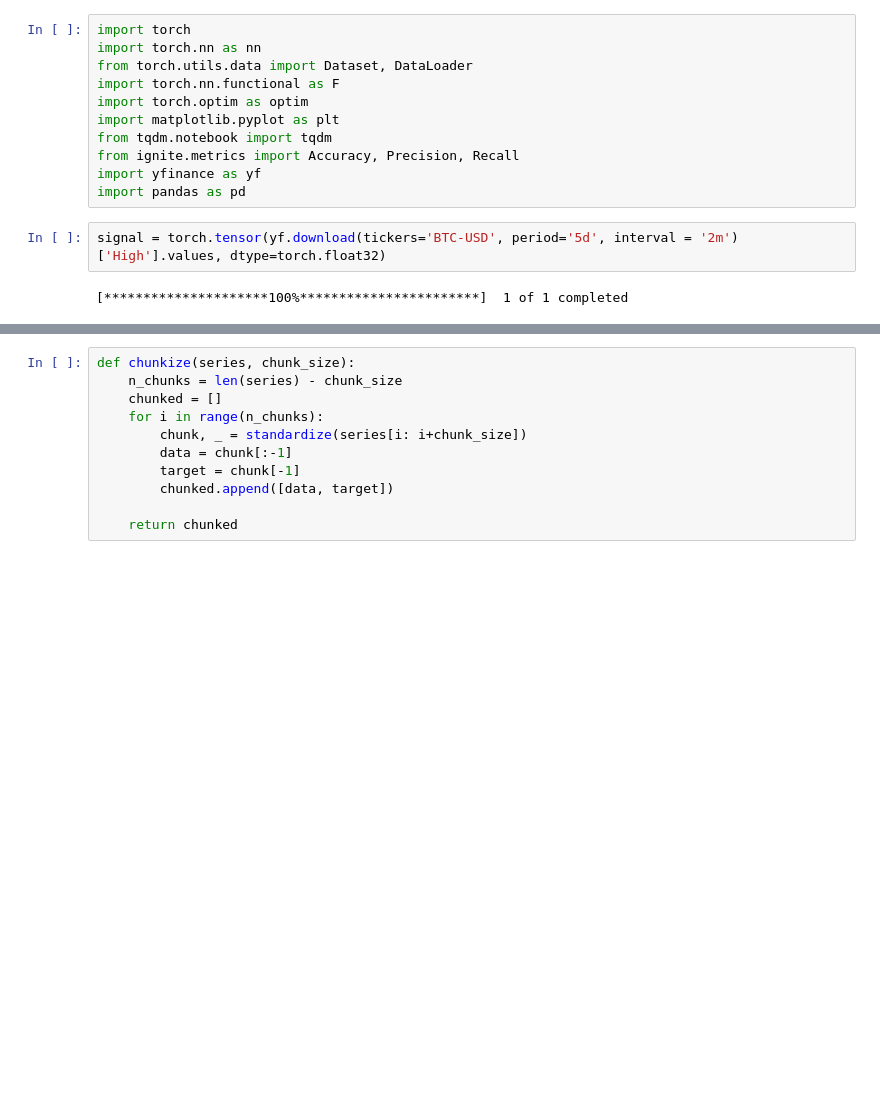
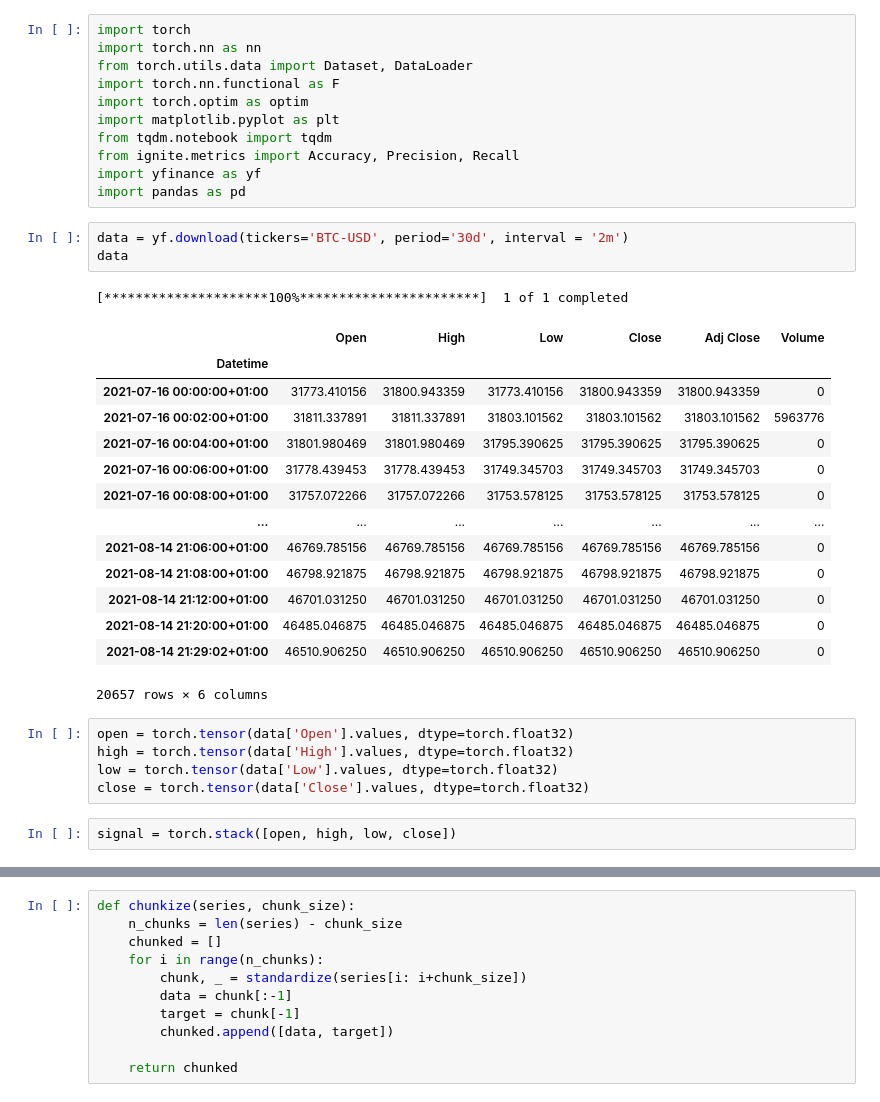
Before and after one commit to krupartea/waveform_predict, a Jupyter notebook: predict_stockprice.ipynb, the cells around one changed output, grey strips where cells are left out. Cells and saved outputs as stored; diff of their text form; blank space fills up the shorter version.

```diff
--- a/predict_stockprice.ipynb
+++ b/predict_stockprice.ipynb
@@ -10,6 +10,28 @@ from ignite.metrics import Accuracy, Precision, Recall
 import yfinance as yf
 import pandas as pd
 # %%
-signal = torch.tensor(yf.download(tickers='BTC-USD', period='5d', interval = '2m')['High'].values, dtype=torch.float32)
+data = yf.download(tickers='BTC-USD', period='30d', interval = '2m')
+data
 # %% [output]
 [*********************100%***********************]  1 of 1 completed
+|  | Open | High | Low | Close | Adj Close | Volume |
+| Datetime |  |  |  |  |  |  |
+| 2021-07-16 00:00:00+01:00 | 31773.410156 | 31800.943359 | 31773.410156 | 31800.943359 | 31800.943359 | 0 |
+| 2021-07-16 00:02:00+01:00 | 31811.337891 | 31811.337891 | 31803.101562 | 31803.101562 | 31803.101562 | 5963776 |
+| 2021-07-16 00:04:00+01:00 | 31801.980469 | 31801.980469 | 31795.390625 | 31795.390625 | 31795.390625 | 0 |
+| 2021-07-16 00:06:00+01:00 | 31778.439453 | 31778.439453 | 31749.345703 | 31749.345703 | 31749.345703 | 0 |
+| 2021-07-16 00:08:00+01:00 | 31757.072266 | 31757.072266 | 31753.578125 | 31753.578125 | 31753.578125 | 0 |
+| ... | ... | ... | ... | ... | ... | ... |
+| 2021-08-14 21:06:00+01:00 | 46769.785156 | 46769.785156 | 46769.785156 | 46769.785156 | 46769.785156 | 0 |
+| 2021-08-14 21:08:00+01:00 | 46798.921875 | 46798.921875 | 46798.921875 | 46798.921875 | 46798.921875 | 0 |
+| 2021-08-14 21:12:00+01:00 | 46701.031250 | 46701.031250 | 46701.031250 | 46701.031250 | 46701.031250 | 0 |
+| 2021-08-14 21:20:00+01:00 | 46485.046875 | 46485.046875 | 46485.046875 | 46485.046875 | 46485.046875 | 0 |
+| 2021-08-14 21:29:02+01:00 | 46510.906250 | 46510.906250 | 46510.906250 | 46510.906250 | 46510.906250 | 0 |
+20657 rows × 6 columns
+# %%
+open = torch.tensor(data['Open'].values, dtype=torch.float32)
+high = torch.tensor(data['High'].values, dtype=torch.float32)
+low = torch.tensor(data['Low'].values, dtype=torch.float32)
+close = torch.tensor(data['Close'].values, dtype=torch.float32)
+# %%
+signal = torch.stack([open, high, low, close])
```
Also changed, not shown: parts of 23 cells of this notebook.
